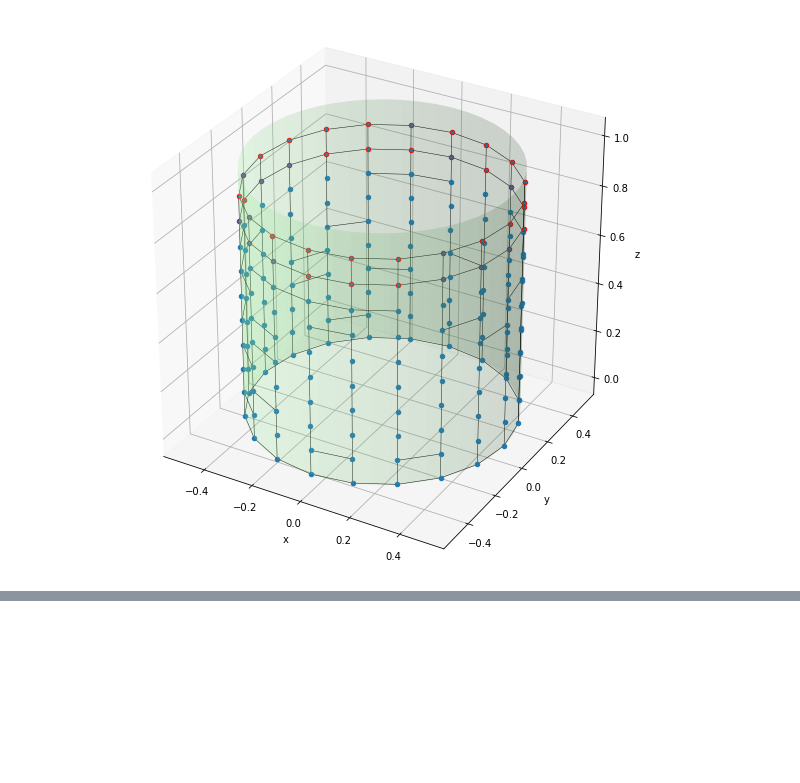
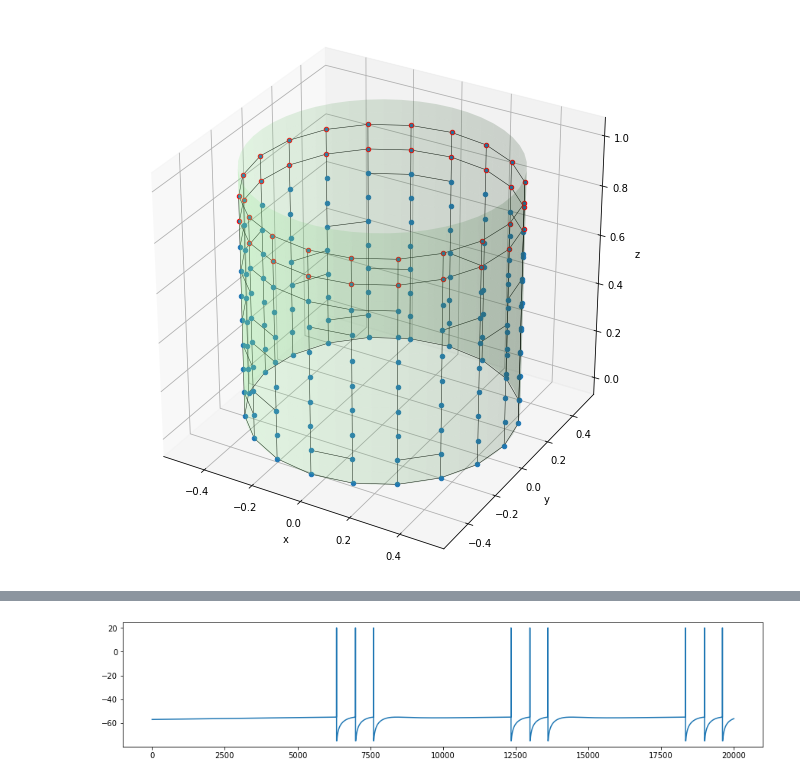
Before and after one commit to hengjiwang/hydranerv, a Jupyter notebook: hydranerv/models/network/sim_cyl_even.ipynb, the cells around one changed output, grey strips where cells are left out. Saved outputs shown, nothing was run; the diff lists cells and outputs as text; code cells hidden in the pictures; blank space fills up the shorter version.

```diff
--- a/hydranerv/models/network/sim_cyl_even_network.ipynb
+++ b/hydranerv/models/network/sim_cyl_even.ipynb
@@ -28,0 +40,7 @@ ntwk.disp(figsize=(15, 15), style='spike')
+# %%
+%matplotlib inline
+plt.figure(figsize=(15, 3))
+plt.plot(ntwk.neurons[0].v_train[40000:60000])
+plt.show()
+# %% [output]
+[figure, added]
```
Also changed, not shown: parts of 4 cells of this notebook, 4 other files.
